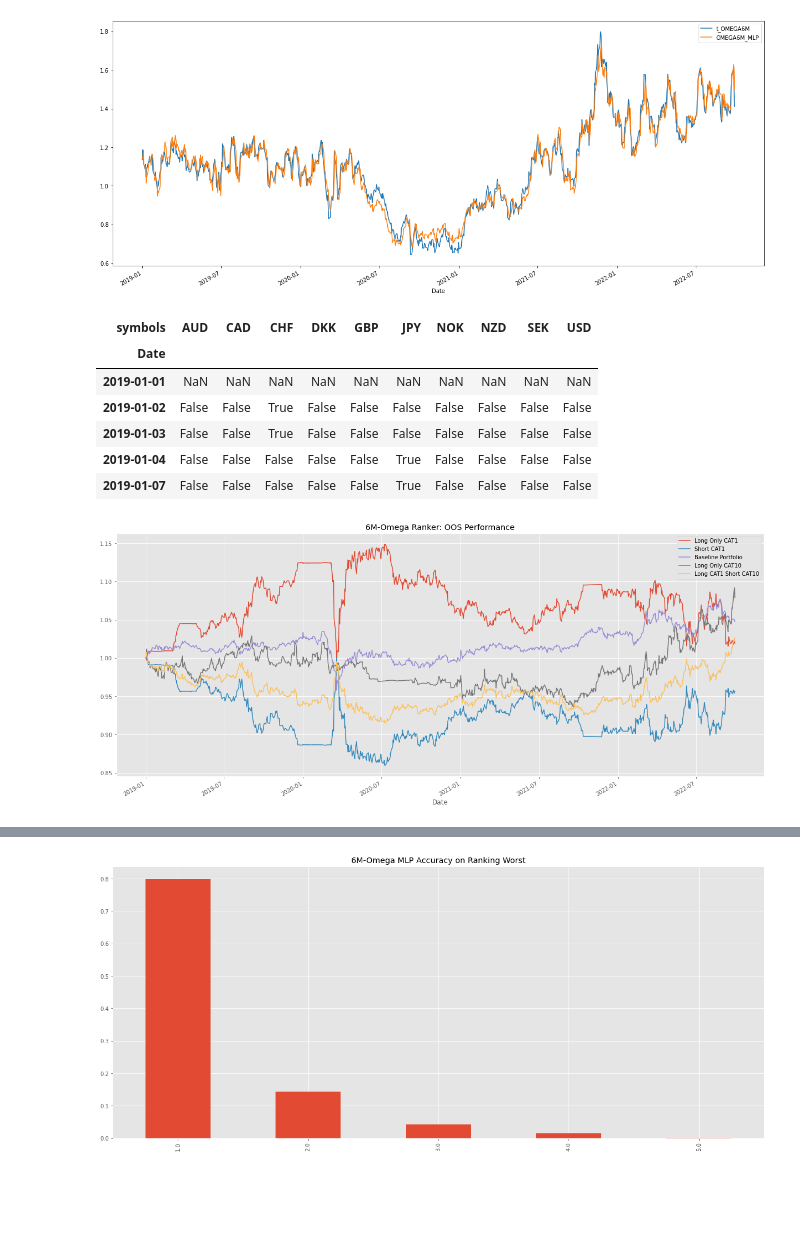
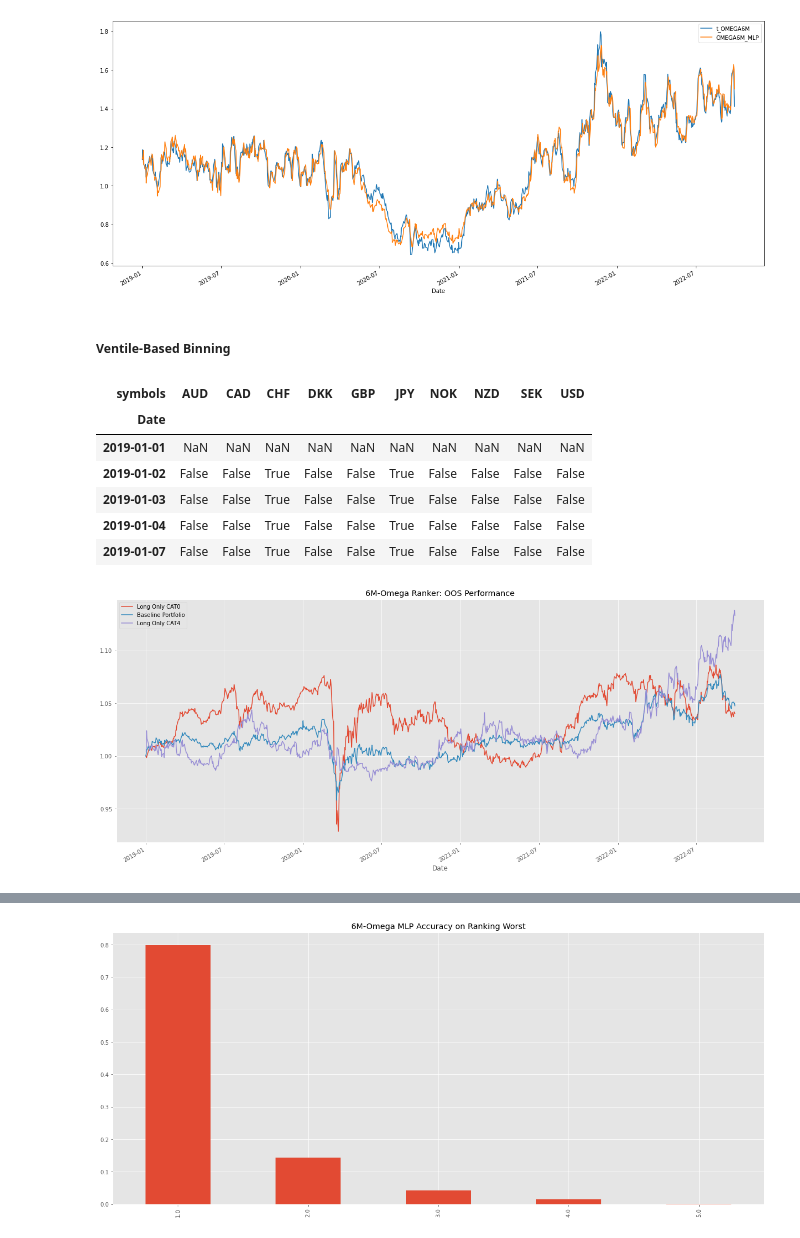
Before and after one commit to falken1983/fx_letor, a Jupyter notebook: multioutput_regress_then_rank.ipynb, the cells around one changed output, grey strips where cells are left out. Saved outputs shown, nothing was run; the diff lists cells and outputs as text; code cells hidden in the pictures; blank space fills up the shorter version.

```diff
--- a/multioutput_regress_then_rank.ipynb
+++ b/multioutput_regress_then_rank.ipynb
@@ -168,8 +186,8 @@ corr.style.background_gradient(
 # %% [output]
 [interactive output not drawn]
 # %%
-bool_targets = train.columns.str.contains("t_6M") & ~train.columns.isin(["symbols"])
-bool_predictors = ~train.columns.str.startswith("t_") & ~train.columns.isin(["symbols"])
+bool_targets = train.columns.str.startswith("t") & ~train.columns.isin(["symbols"])
+bool_predictors = ~train.columns.str.startswith("t") & ~train.columns.isin(["symbols"])
 # %%
 train.columns[bool_targets]
 # %% [output]
@@ -393,6 +417,11 @@ predictions_rank_wide = predictions_wide.rank(axis=1)
+# %% [markdown]
+##### **Ventile-Based** Binning
+# %%
+# Ventile Based Binning for Relevances [0, 1, 2, 3, 4]
+predictions_rank_wide = predictions_wide.apply(pd.qcut, q=5, labels=False, axis=1)
 # %%
-best_curr = (predictions_rank_wide==10).shift(1)
-worst_curr = (predictions_rank_wide==1).shift(1)
+best_curr = (predictions_rank_wide==4).shift(1)
+worst_curr = (predictions_rank_wide==0).shift(1)
 # %%
 fx_prices = pd.read_csv(
     PATH + "fx_data/inverse_FX_rates.csv",
@@ -405,28 +434,28 @@ best_curr.head()
 | symbols | AUD | CAD | CHF | DKK | GBP | JPY | NOK | NZD | SEK | USD |
 | Date |  |  |  |  |  |  |  |  |  |  |
 | 2019-01-01 | NaN | NaN | NaN | NaN | NaN | NaN | NaN | NaN | NaN | NaN |
-| 2019-01-02 | False | False | True | False | False | False | False | False | False | False |
-| 2019-01-03 | False | False | True | False | False | False | False | False | False | False |
-| 2019-01-04 | False | False | False | False | False | True | False | False | False | False |
-| 2019-01-07 | False | False | False | False | False | True | False | False | False | False |
+| 2019-01-02 | False | False | True | False | False | True | False | False | False | False |
+| 2019-01-03 | False | False | True | False | False | True | False | False | False | False |
+| 2019-01-04 | False | False | True | False | False | True | False | False | False | False |
+| 2019-01-07 | False | False | True | False | False | True | False | False | False | False |
 # %%
 plt.style.use("ggplot")
 
 
 
-(1+fx_prices.pct_change()[worst_curr].mean(axis=1)).rename("Long Only CAT1").cumprod().plot(legend=True);
-(1-fx_prices.pct_change()[worst_curr].mean(axis=1)).rename("Short CAT1").cumprod().plot(legend=True);
+#(1+fx_prices.pct_change()[worst_curr].mean(axis=1)).rename("Long Only CAT0").cumprod().plot(legend=True);
+#(1-fx_prices.pct_change()[worst_curr].mean(axis=1)).rename("Short CAT0").cumprod().plot(legend=True); """
 
 (1+fx_prices.pct_change()[best_curr.index[0]:].mean(axis=1,skipna=True)).rename("Baseline Portfolio").cumprod().plot(
     figsize=(21,9),
     legend=True,
     title="6M-Omega Ranker: OOS Performance")
 
-(1+fx_prices.pct_change()[best_curr].mean(axis=1)).rename("Long Only CAT10").cumprod().plot(legend=True);
-(1+0.5*fx_prices.pct_change()[best_curr].mean(axis=1)-0.5*fx_prices.pct_change()[worst_curr].mean(axis=1)).rename("Long CAT1 Short CAT10").cumprod().plot(legend=True);
+(1+fx_prices.pct_change()[best_curr].mean(axis=1)).rename("Long Only CAT4").cumprod().plot(legend=True);
+#(1+0.5*fx_prices.pct_change()[best_curr].mean(axis=1)-0.5*fx_prices.pct_change()[worst_curr].mean(axis=1)).rename("Long CAT1 Short CAT10").cumprod().plot(legend=True);
 
 
 #plt.semilogy();
 # %% [output]
-[figure, old version]
+[figure, new version]
 # %%
```
Also changed, not shown: parts of 12 cells of this notebook.
